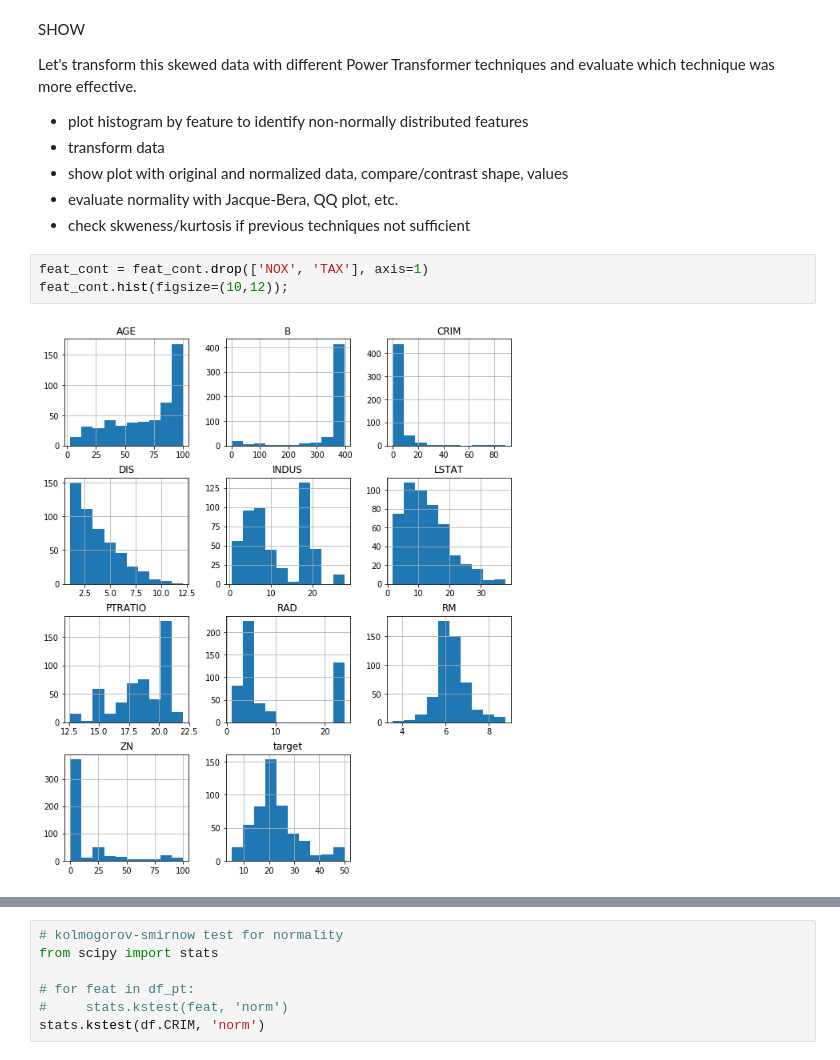
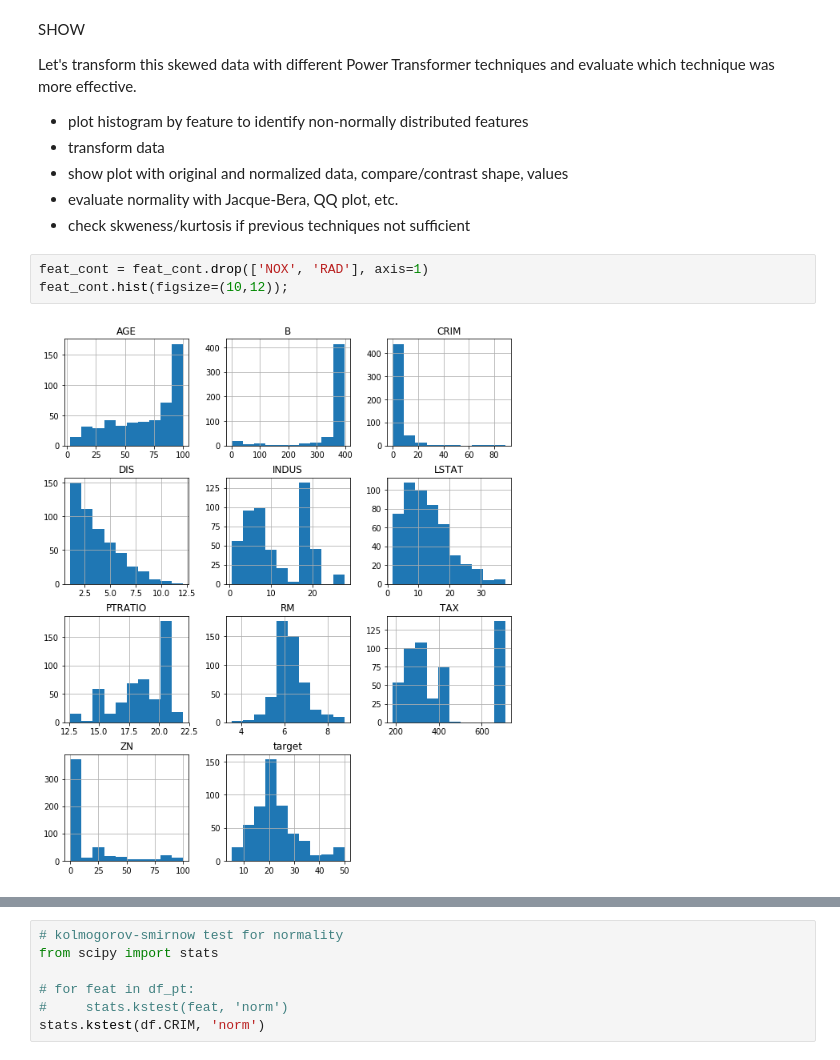
Before and after one commit to eannefawcett/multiple_linear_regression, a Jupyter notebook: M01S11.ipynb, the cells around one changed output, grey strips where cells are left out. Drawn from its saved outputs; the diff is of its cells as text.

```diff
--- a/M01S11.ipynb
+++ b/M01S11.ipynb
@@ -276,10 +291,10 @@ Let's transform this skewed data with different Power Transformer techniques and
 * evaluate normality with Jacque-Bera, QQ plot, etc.
 * check skweness/kurtosis if previous techniques not sufficient
 # %%
-feat_cont = feat_cont.drop(['NOX', 'TAX'], axis=1)
+feat_cont = feat_cont.drop(['NOX', 'RAD'], axis=1)
 feat_cont.hist(figsize=(10,12));
 # %% [output]
-[figure, old version]
+[figure, new version]
 # %%
 from sklearn import preprocessing
 # normalize and scale data with power transform
```
Also changed, not shown: parts of 9 cells of this notebook.
